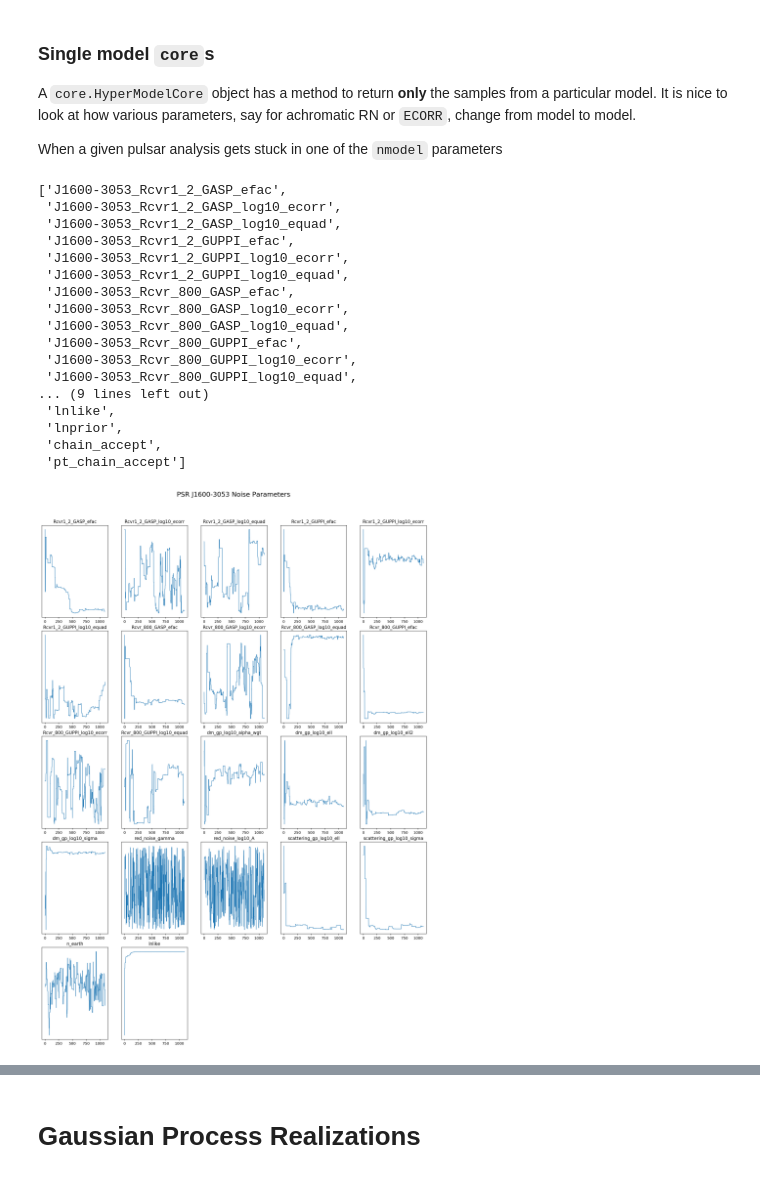
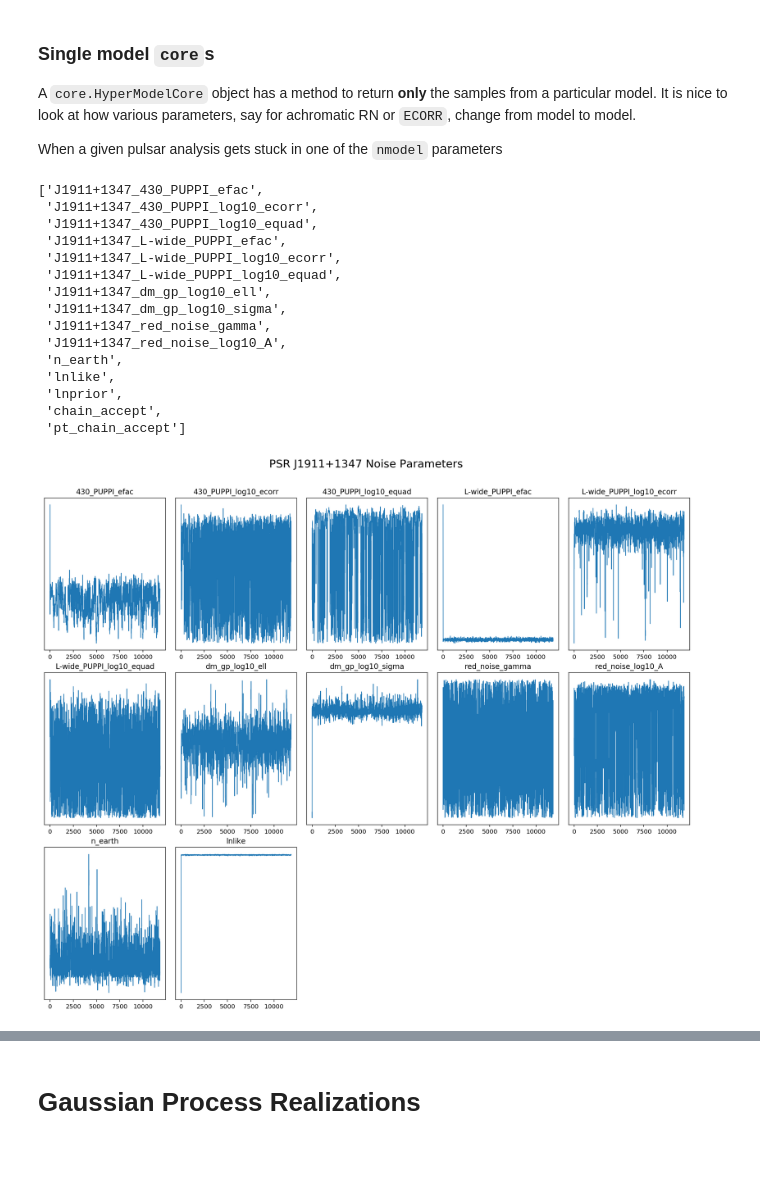
Before and after one commit to Hazboun6/noise_model_selection, a Jupyter notebook: chain_visualization.ipynb, the cells around one changed output, grey strips where cells are left out. Drawn from its saved outputs; the diff is of its cells as text; code cells hidden in the pictures.

```diff
--- a/chain_visualization.ipynb
+++ b/chain_visualization.ipynb
@@ -20,6 +23,6 @@ from la_forge.rednoise import plot_rednoise_spectrum, plot_free_spec
 # %%
-psrname = 'J1600-3053'#'J1911+1347'#
-chaindir = '/Users/hazboun/nanograv_detection/ent_ext_testing/{}/chrom_dmgp/'.format(psrname)
+psrname = 'J1911+1347'#'J1600-3053'#
+chaindir = '/Users/hazboun/nanograv_detection/ent_ext_testing/{}/nondiag_dmgp/'.format(psrname)
 # %%
 cH=co.HyperModelCore(label='PSR {}, DM Model Selection',
                      chaindir=chaindir)
@@ -49,32 +77,30 @@ When a given pulsar analysis gets stuck in one of the `nmodel` parameters
 c0=cH.model_core(0)
 c1=cH.model_core(1)
 c2=cH.model_core(2)
-# c3=cH.model_core(3)
+c3=cH.model_core(3)
 # c4=cH.model_core(4)
-# c5=cH.model_core(5)
+c5=cH.model_core(5)
 # %%
-c2.params
+c3.params
 # %% [output]
-['J1600-3053_Rcvr1_2_GASP_efac',
- 'J1600-3053_Rcvr1_2_GASP_log10_ecorr',
- 'J1600-3053_Rcvr1_2_GASP_log10_equad',
- 'J1600-3053_Rcvr1_2_GUPPI_efac',
- 'J1600-3053_Rcvr1_2_GUPPI_log10_ecorr',
- 'J1600-3053_Rcvr1_2_GUPPI_log10_equad',
- 'J1600-3053_Rcvr_800_GASP_efac',
- 'J1600-3053_Rcvr_800_GASP_log10_ecorr',
- 'J1600-3053_Rcvr_800_GASP_log10_equad',
- 'J1600-3053_Rcvr_800_GUPPI_efac',
- 'J1600-3053_Rcvr_800_GUPPI_log10_ecorr',
- 'J1600-3053_Rcvr_800_GUPPI_log10_equad',
-... (9 lines left out)
+['J1911+1347_430_PUPPI_efac',
+ 'J1911+1347_430_PUPPI_log10_ecorr',
+ 'J1911+1347_430_PUPPI_log10_equad',
+ 'J1911+1347_L-wide_PUPPI_efac',
+ 'J1911+1347_L-wide_PUPPI_log10_ecorr',
+ 'J1911+1347_L-wide_PUPPI_log10_equad',
+ 'J1911+1347_dm_gp_log10_ell',
+ 'J1911+1347_dm_gp_log10_sigma',
+ 'J1911+1347_red_noise_gamma',
+ 'J1911+1347_red_noise_log10_A',
+ 'n_earth',
  'lnlike',
  'lnprior',
  'chain_accept',
  'pt_chain_accept']
 # %%
-dg.plot_chains(c2, hist=False, ncols=5, title_y=1.05,
+dg.plot_chains(c3, hist=False, ncols=5, title_y=1.05,
                exclude=['lnprior', 'chain_accept', 'pt_chain_accept'])
 # %% [output]
-[figure, old version]
+[figure, new version]
 # %%
```
Also changed, not shown: parts of 44 cells of this notebook, 2 other files.
